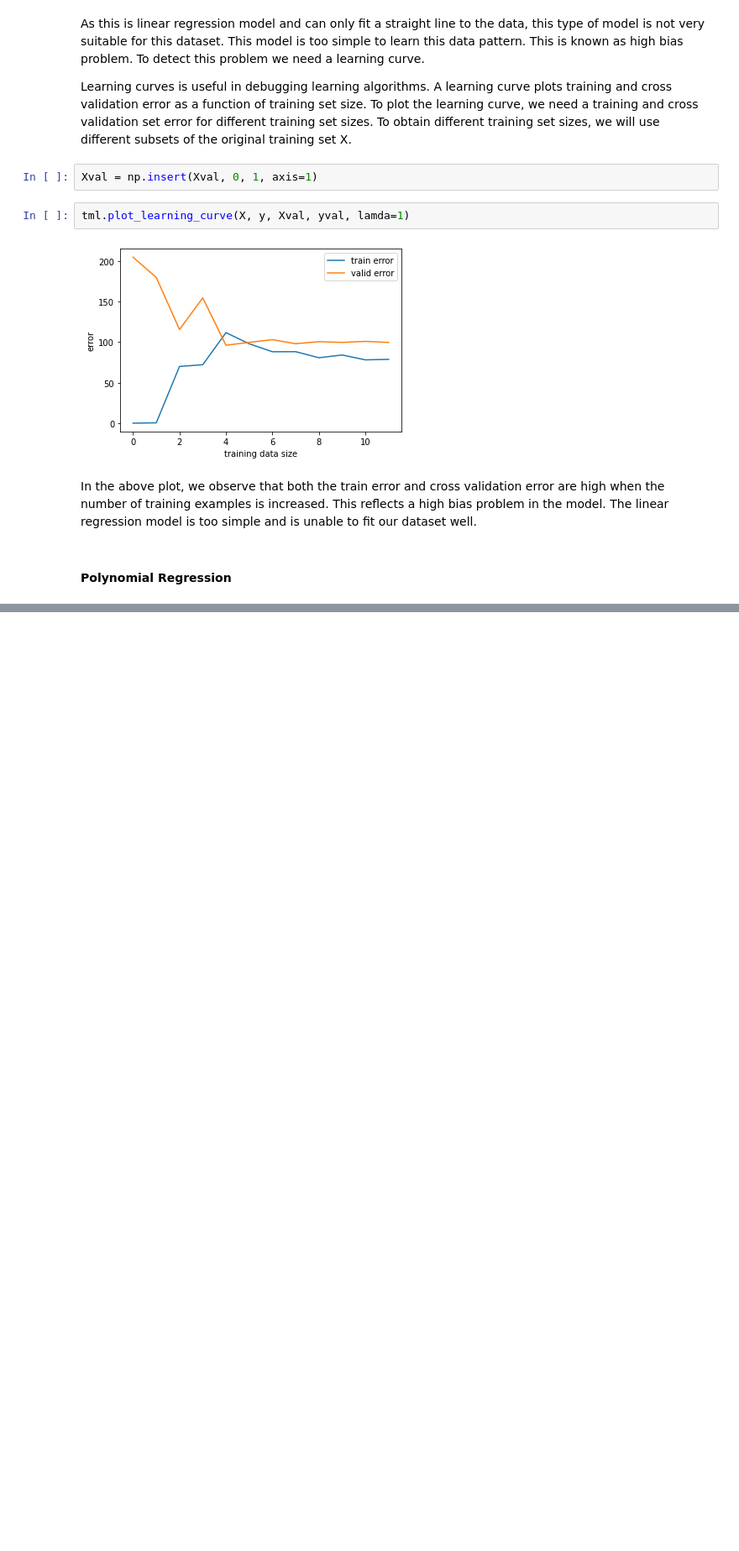
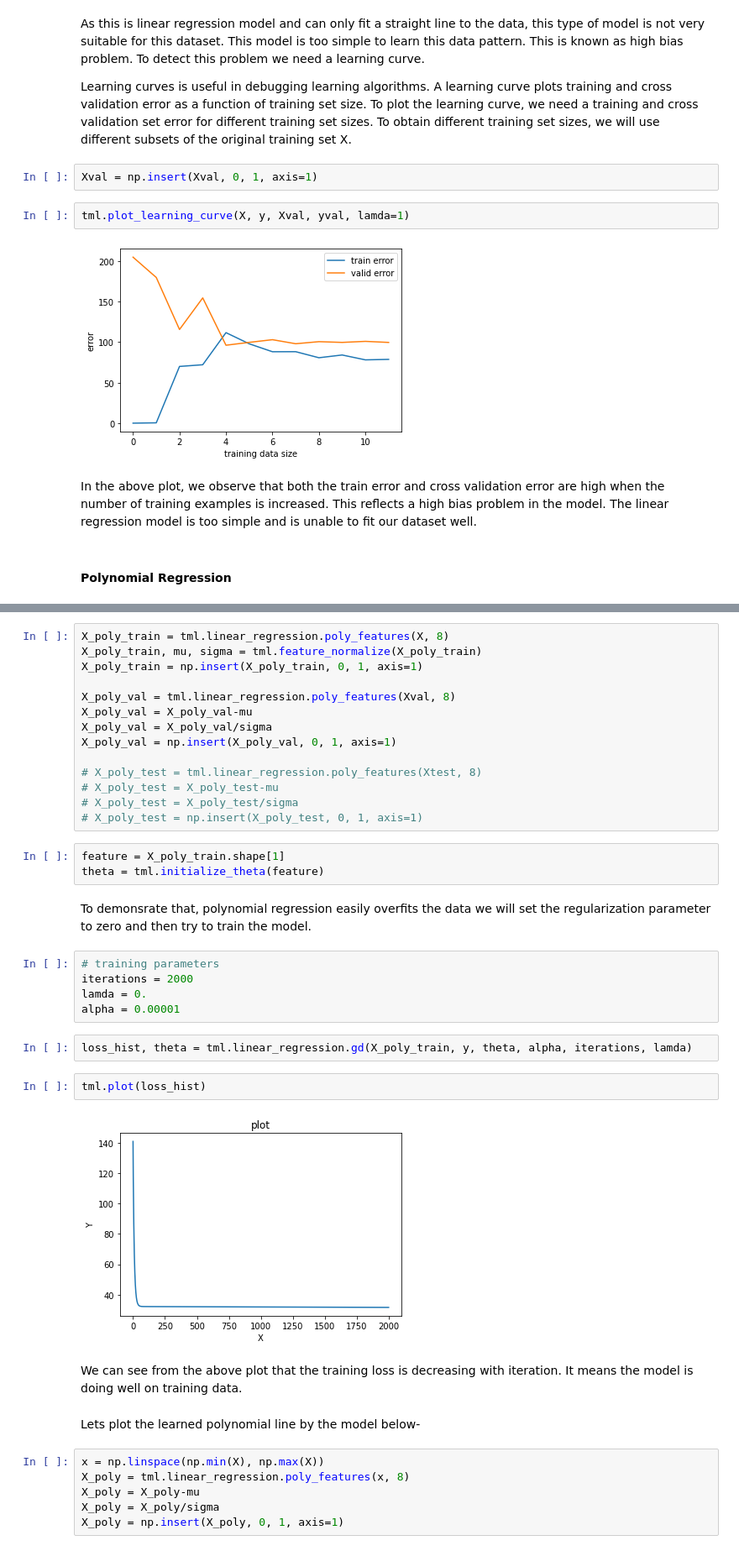
Before and after one commit to shamimtowhid/traditional_ML, a Jupyter notebook: Examples.ipynb, the cells around one changed output, grey strips where cells are left out. Shown at 84% size. Cells and saved outputs as stored; diff of their text form; blank space fills up the shorter version.

Commit message:
Completed project of polynomial regression

```diff
--- a/Examples.ipynb
+++ b/Examples.ipynb
@@ -491,0 +496,40 @@ In the above plot, we observe that both the train error and cross validation err
+# %%
+X_poly_train = tml.linear_regression.poly_features(X, 8)
+X_poly_train, mu, sigma = tml.feature_normalize(X_poly_train)
+X_poly_train = np.insert(X_poly_train, 0, 1, axis=1)
+
+X_poly_val = tml.linear_regression.poly_features(Xval, 8)
+X_poly_val = X_poly_val-mu
+X_poly_val = X_poly_val/sigma
+X_poly_val = np.insert(X_poly_val, 0, 1, axis=1)
+
+# X_poly_test = tml.linear_regression.poly_features(Xtest, 8)
+# X_poly_test = X_poly_test-mu
+# X_poly_test = X_poly_test/sigma
+# X_poly_test = np.insert(X_poly_test, 0, 1, axis=1)
+# %%
+feature = X_poly_train.shape[1]
+theta = tml.initialize_theta(feature)
+# %% [markdown]
+To demonsrate that, polynomial regression easily overfits the data we will set the regularization parameter to zero and then try to train the model.
+# %%
+# training parameters
+iterations = 2000
+lamda = 0.
+alpha = 0.00001
+# %%
+loss_hist, theta = tml.linear_regression.gd(X_poly_train, y, theta, alpha, iterations, lamda)
+# %%
+tml.plot(loss_hist)
+# %% [output]
+[figure, added]
+# %% [markdown]
+We can see from the above plot that the training loss is decreasing with iteration. It means the model is doing well on training data.
+# %% [markdown]
+Lets plot the learned polynomial line by the model below-
+# %%
+x = np.linspace(np.min(X), np.max(X))
+X_poly = tml.linear_regression.poly_features(x, 8)
+X_poly = X_poly-mu
+X_poly = X_poly/sigma
+X_poly = np.insert(X_poly, 0, 1, axis=1)
```
Also changed, not shown: parts of 6 cells of this notebook.
